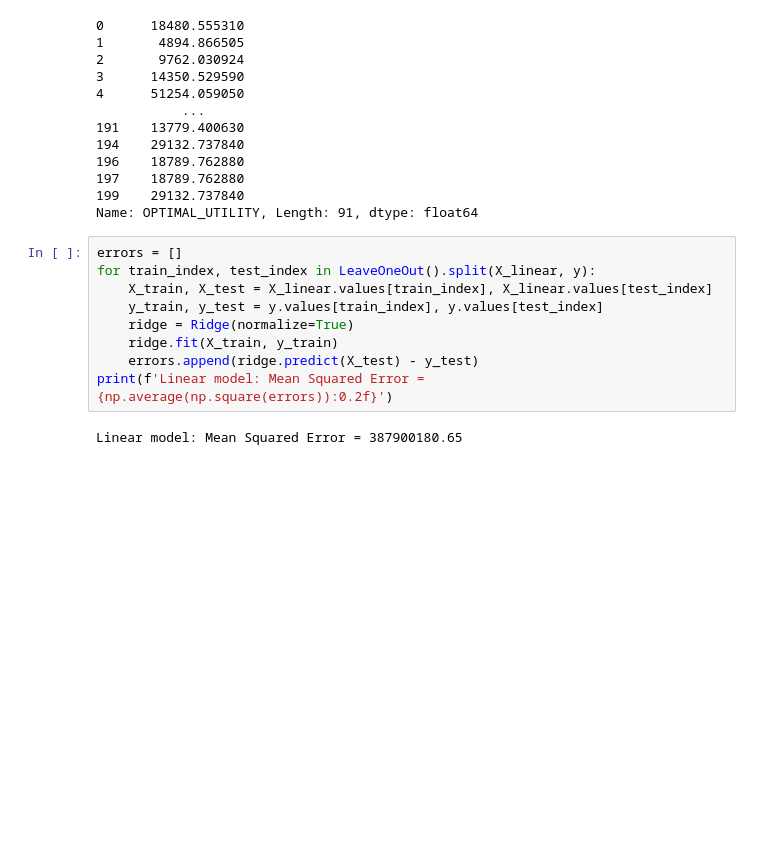
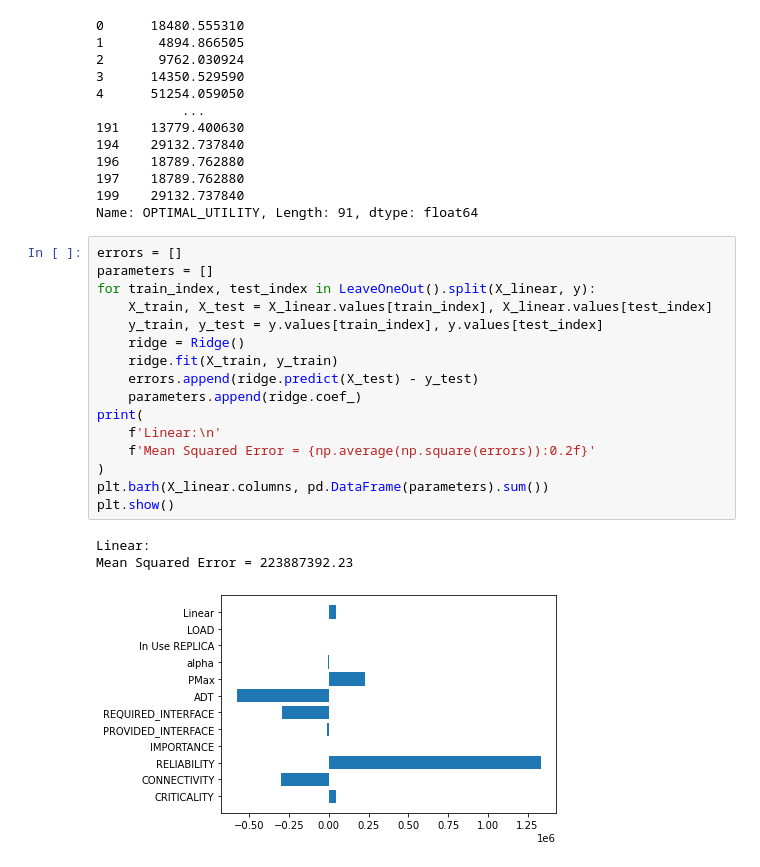
Before and after one commit to Phimanu/MachineLearningControl, a Jupyter notebook: systemIdentification/system_identification.ipynb, the cells around one changed output. Cells and saved outputs as stored; diff of their text form; blank space fills up the shorter version.

Commit message:
add plots

```diff
--- a/systemIdentification/system_identification.ipynb
+++ b/systemIdentification/system_identification.ipynb
@@ -79,14 +81,23 @@ y
 Name: OPTIMAL_UTILITY, Length: 91, dtype: float64
 # %%
 errors = []
+parameters = []
 for train_index, test_index in LeaveOneOut().split(X_linear, y):
     X_train, X_test = X_linear.values[train_index], X_linear.values[test_index]
     y_train, y_test = y.values[train_index], y.values[test_index]
-    ridge = Ridge(normalize=True)
+    ridge = Ridge()
     ridge.fit(X_train, y_train)
     errors.append(ridge.predict(X_test) - y_test)
-print(f'Linear model: Mean Squared Error = {np.average(np.square(errors)):0.2f}')
+    parameters.append(ridge.coef_)
+print(
+    f'Linear:\n'
+    f'Mean Squared Error = {np.average(np.square(errors)):0.2f}'
+)
+plt.barh(X_linear.columns, pd.DataFrame(parameters).sum())
+plt.show()
 # %% [output]
-Linear model: Mean Squared Error = 387900180.65
+Linear:
+Mean Squared Error = 223887392.23
+[figure, added]
 # %%
 errors = []
```
Also changed, not shown: parts of 2 cells of this notebook.
